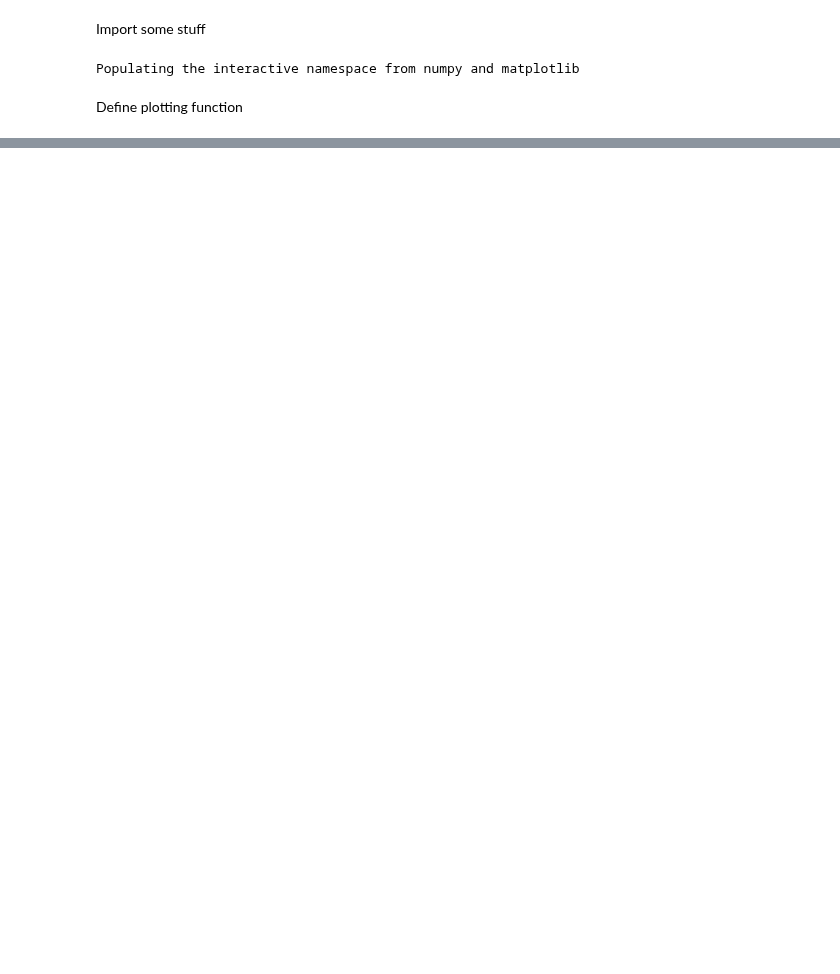
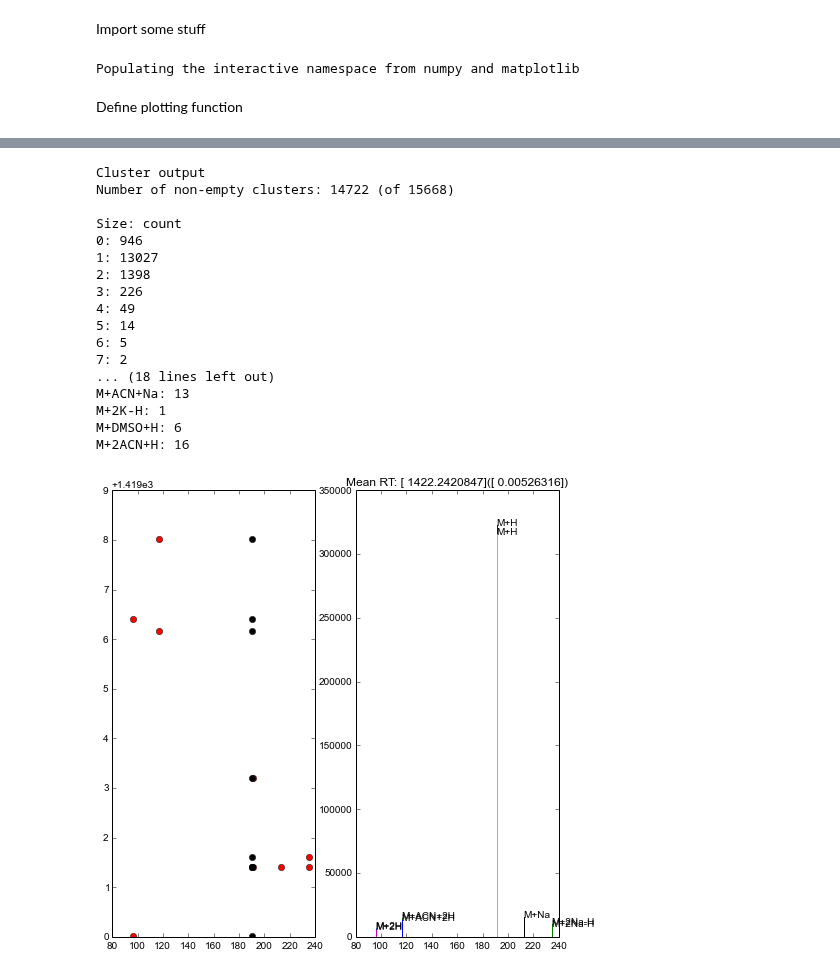
Before and after one commit to sdrogers/metabolomics_tools, a Jupyter notebook: discretisation/notebooks/test_discretisation_and_identification.ipynb, the cells around one changed output, grey strips where cells are left out. Saved outputs shown, nothing was run; the diff lists cells and outputs as text; code cells hidden in the pictures; blank space fills up the shorter version.

```diff
--- a/discretisation/notebooks/test_discretisation_and_identification.ipynb
+++ b/discretisation/notebooks/test_discretisation_and_identification.ipynb
@@ -75,0 +161,6 @@ It seems like they're more or less the same?
+# %%
+hp = HyperPars()
+discrete = DiscreteVB(peak_data, hp)
+discrete.n_iterations = 20
+print discrete
+discrete.run()
@@ -75,0 +185,23 @@ It seems like they're more or less the same?
+# %%
+cp = ClusterPlotter(peak_data, discrete)
+cp.summary()
+cp.plot_biggest(3)
+# %% [output]
+Cluster output
+Number of non-empty clusters: 14722 (of 15668)
+
+Size: count
+0: 946
+1: 13027
+2: 1398
+3: 226
+4: 49
+5: 14
+6: 5
+7: 2
+... (18 lines left out)
+M+ACN+Na: 13
+M+2K-H: 1
+M+DMSO+H: 6
+M+2ACN+H: 16
+[figure, added]
```
Also changed, not shown: parts of 21 cells of this notebook, 1 other file.
